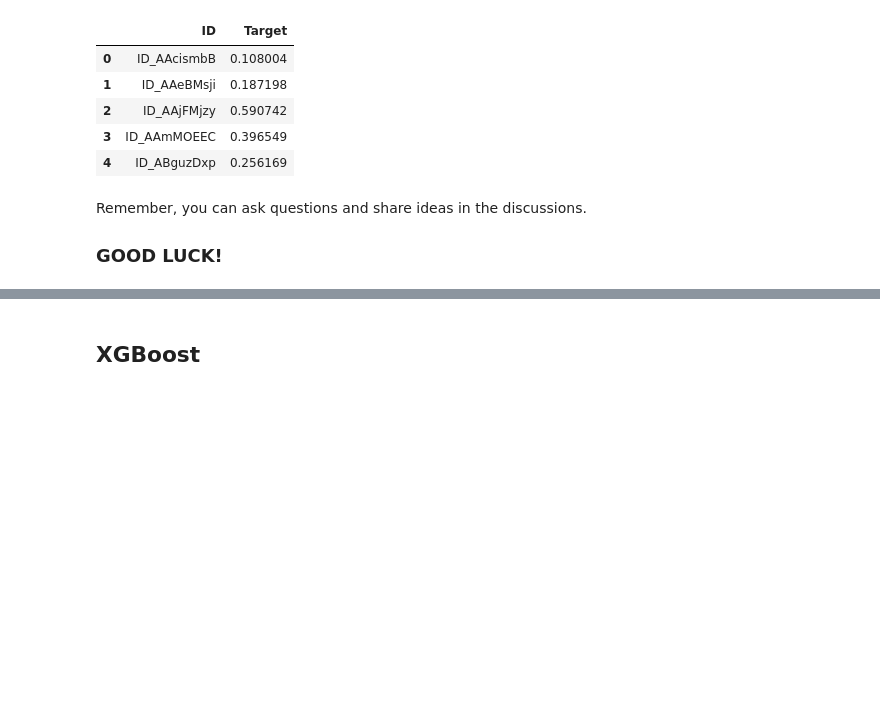
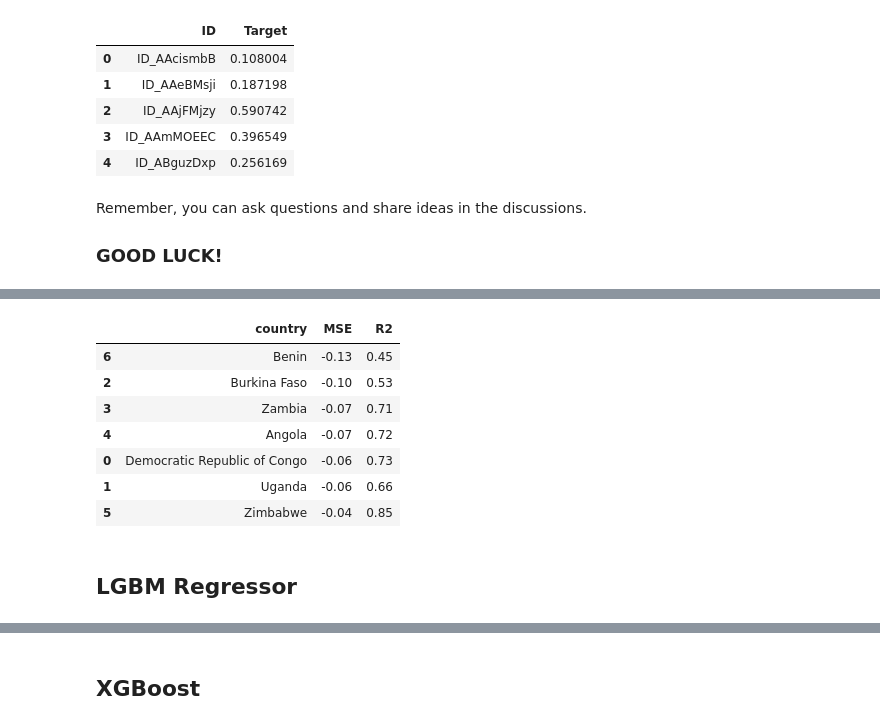
Before and after one commit to kvmvu/wealth-index-prediction, a Jupyter notebook: Starter_Notebook.ipynb, the cells around one changed output, grey strips where cells are left out. Cells and saved outputs as stored; diff of their text form; code cells hidden in the pictures; blank space fills up the shorter version.

```diff
--- a/Starter_Notebook.ipynb
+++ b/Starter_Notebook.ipynb
@@ -512,0 +600,7 @@ Remember, you can ask questions and share ideas in the discussions.
+# %%
+from sklearn.experimental import enable_hist_gradient_boosting
+from sklearn.ensemble import HistGradientBoostingRegressor
+
+hgb = HistGradientBoostingRegressor()
+hgb.fit(X_train, y_train)
+print("HGB regressor score: ", hgb.score(X_test, y_test))
@@ -512,0 +713,13 @@ Remember, you can ask questions and share ideas in the discussions.
+# %%
+evaluate_model_by_country(test, hgb_tuned)
+# %% [output]
+|  | country | MSE | R2 |
+| 6 | Benin | -0.13 | 0.45 |
+| 2 | Burkina Faso | -0.10 | 0.53 |
+| 3 | Zambia | -0.07 | 0.71 |
+| 4 | Angola | -0.07 | 0.72 |
+| 0 | Democratic Republic of Congo | -0.06 | 0.73 |
+| 1 | Uganda | -0.06 | 0.66 |
+| 5 | Zimbabwe | -0.04 | 0.85 |
+# %% [markdown]
+## LGBM Regressor
```
Also changed, not shown: parts of 58 cells of this notebook.
